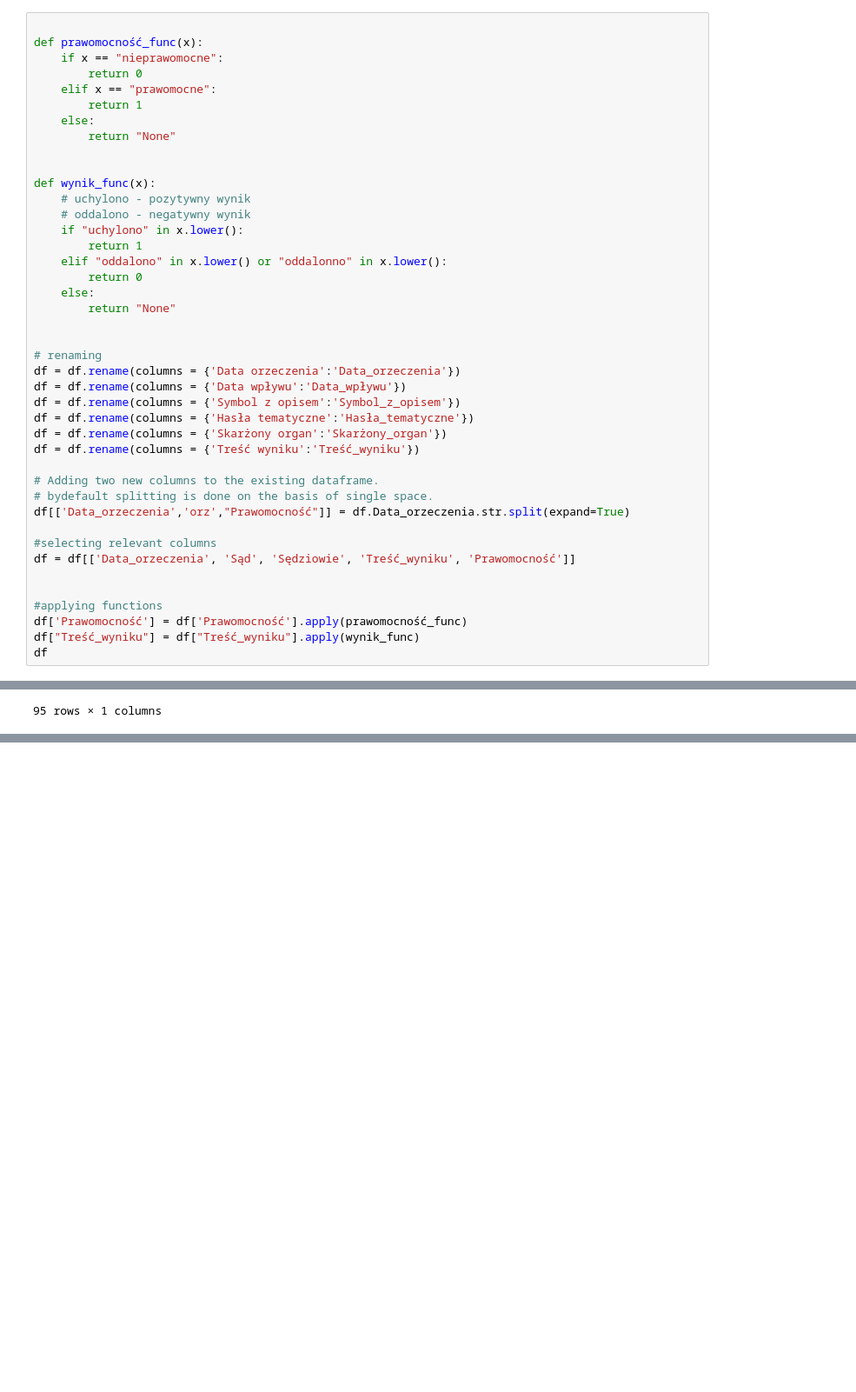
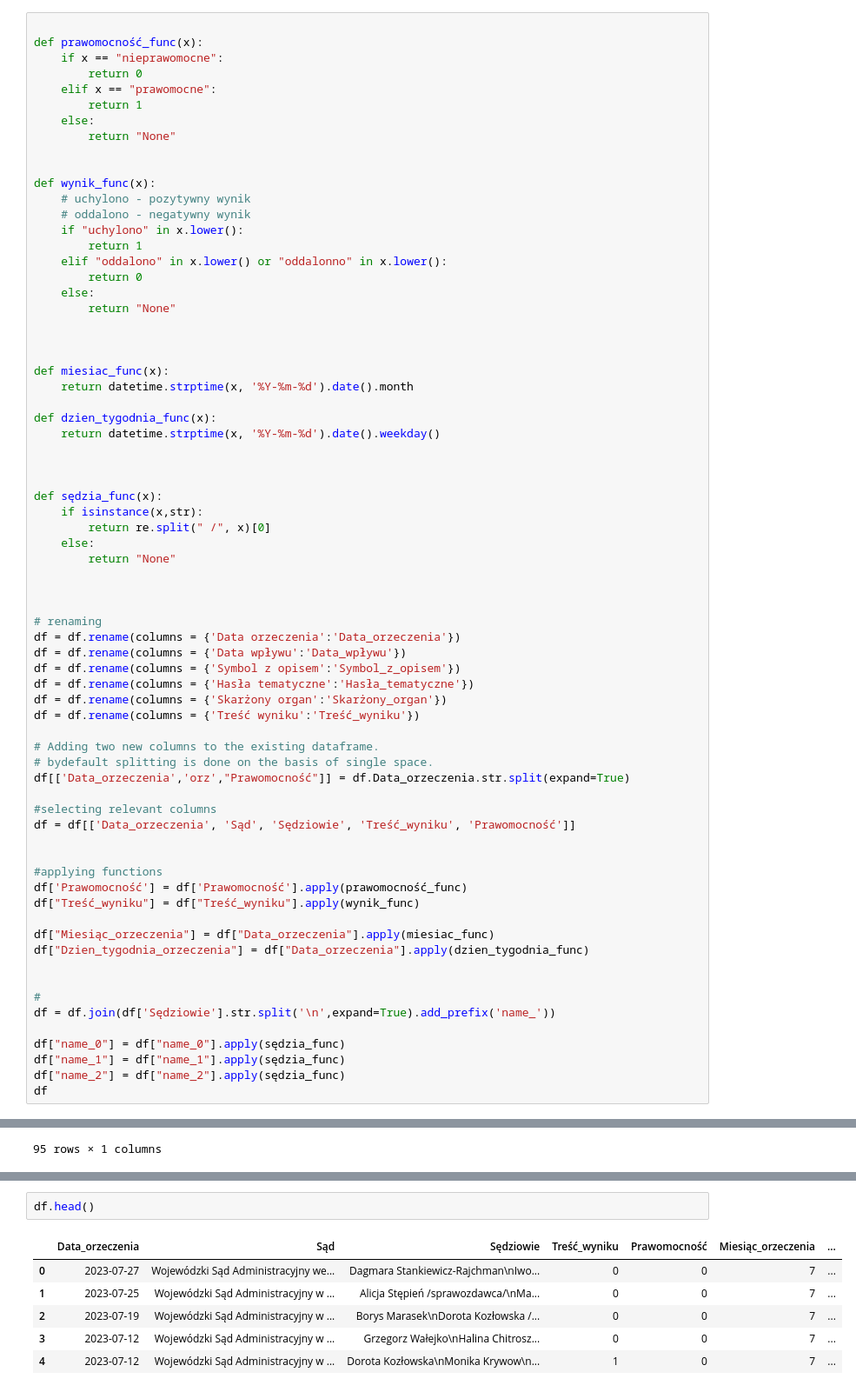
Before and after one commit to szjasinski/judgements, a Jupyter notebook: data_exploration.ipynb, the cells around one changed output, grey strips where cells are left out. Shown at 87% size. Cells and saved outputs as stored; diff of their text form; blank space fills up the shorter version.

```diff
--- a/data_exploration.ipynb
+++ b/data_exploration.ipynb
@@ -55,6 +62,23 @@ def wynik_func(x):
         return "None"
 
 
+
+def miesiac_func(x):
+    return datetime.strptime(x, '%Y-%m-%d').date().month
+
+def dzien_tygodnia_func(x):
+    return datetime.strptime(x, '%Y-%m-%d').date().weekday()
+
+
+
+def sędzia_func(x):
+    if isinstance(x,str):
+        return re.split(" /", x)[0]
+    else:
+        return "None"
+
+
+
 # renaming
 df = df.rename(columns = {'Data orzeczenia':'Data_orzeczenia'})
 df = df.rename(columns = {'Data wpływu':'Data_wpływu'})
@@ -74,5 +98,16 @@ df = df[['Data_orzeczenia', 'Sąd', 'Sędziowie', 'Treść_wyniku', 'Prawomocno
 #applying functions
 df['Prawomocność'] = df['Prawomocność'].apply(prawomocność_func)
 df["Treść_wyniku"] = df["Treść_wyniku"].apply(wynik_func)
+
+df["Miesiąc_orzeczenia"] = df["Data_orzeczenia"].apply(miesiac_func)
+df["Dzien_tygodnia_orzeczenia"] = df["Data_orzeczenia"].apply(dzien_tygodnia_func)
+
+
+#
+df = df.join(df['Sędziowie'].str.split('\n',expand=True).add_prefix('name_'))
+
+df["name_0"] = df["name_0"].apply(sędzia_func)
+df["name_1"] = df["name_1"].apply(sędzia_func)
+df["name_2"] = df["name_2"].apply(sędzia_func)
 df
 # %% [output]
@@ -283,0 +323,9 @@ len(set(df['name_0'].tolist() + df['name_1'].tolist() + df['name_2'].tolist()))
+# %%
+df.head()
+# %% [output]
+|  | Data_orzeczenia | Sąd | Sędziowie | Treść_wyniku | Prawomocność | Miesiąc_orzeczenia | ... |
+| 0 | 2023-07-27 | Wojewódzki Sąd Administracyjny we... | Dagmara Stankiewicz-Rajchman\nIwo... | 0 | 0 | 7 | ... |
+| 1 | 2023-07-25 | Wojewódzki Sąd Administracyjny w ... | Alicja Stępień /sprawozdawca/\nMa... | 0 | 0 | 7 | ... |
+| 2 | 2023-07-19 | Wojewódzki Sąd Administracyjny w ... | Borys Marasek\nDorota Kozłowska /... | 0 | 0 | 7 | ... |
+| 3 | 2023-07-12 | Wojewódzki Sąd Administracyjny w ... | Grzegorz Wałejko\nHalina Chitrosz... | 0 | 0 | 7 | ... |
+| 4 | 2023-07-12 | Wojewódzki Sąd Administracyjny w ... | Dorota Kozłowska\nMonika Krywow\n... | 1 | 0 | 7 | ... |
```
Also changed, not shown: parts of 26 cells of this notebook.
